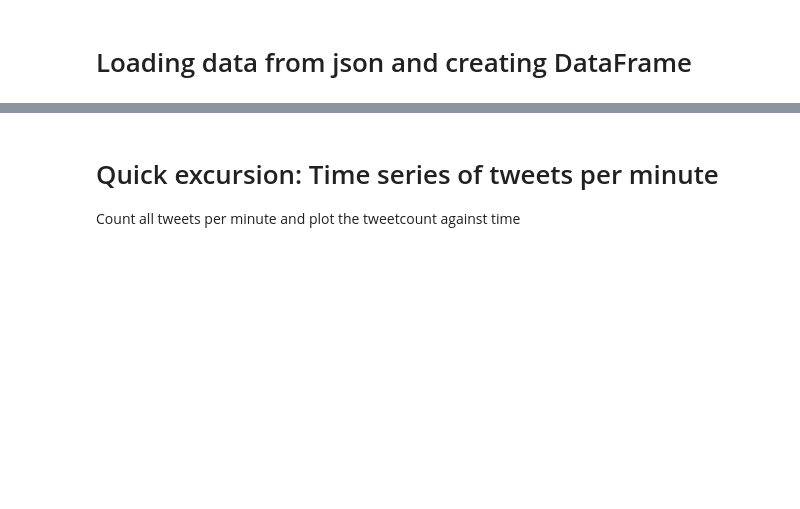
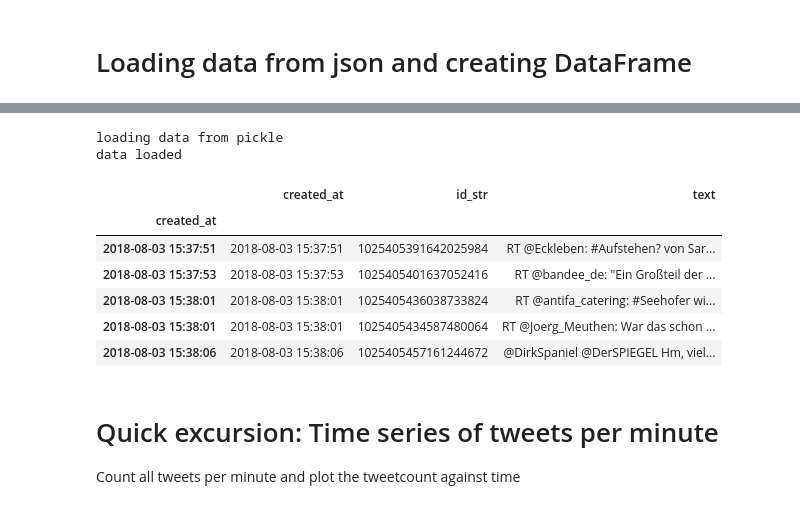
Before and after one commit to FranziSchmitt/Twitter_sentimentanalysis, a Jupyter notebook: Scripts/text_preprocessing.ipynb, the cells around one changed output, grey strips where cells are left out. Cells and saved outputs as stored; diff of their text form; code cells hidden in the pictures; blank space fills up the shorter version.

```diff
--- a/Scripts/text_preprocessing.ipynb
+++ b/Scripts/text_preprocessing.ipynb
@@ -140,0 +97,32 @@ clean_df_Gruene = cleaning(df_Gruene)
+# %%
+read_in = False
+path = '/home/franzi/Git-DSR/Twitter_sentimentanalysis/Data/all_data_c.pickle'
+if read_in:
+    parties = ['AfD', 'SPD', 'CDU', 'CSU', 'FDP', 'LINKE', 'Gruene']
+    dates = ['08-03', '08-04']
+    data = {}
+    print('Loading: {}'.format(dates))
+    for party in parties:
+        load_list = ['../Data_old/{}/{}_2018-{}.json'.format(party, party, day) for day in dates]
+        data[party] = load_data(load_list)
+        print('{} loaded'.format(party))
+    with open(path, 'wb') as fid:
+        pickle.dump(data, fid)
+else:
+    print('loading data from pickle')
+    with open(path, 'rb') as fid:
+        data = pickle.load(fid)
+        print('data loaded')
+# %% [output]
+loading data from pickle
+data loaded
+# %%
+data['AfD'].head()
+# %% [output]
+|  | created_at | id_str | text |
+| created_at |  |  |  |
+| 2018-08-03 15:37:51 | 2018-08-03 15:37:51 | 1025405391642025984 | RT @Eckleben: #Aufstehen? von Sar... |
+| 2018-08-03 15:37:53 | 2018-08-03 15:37:53 | 1025405401637052416 | RT @bandee_de: "Ein Großteil der ... |
+| 2018-08-03 15:38:01 | 2018-08-03 15:38:01 | 1025405436038733824 | RT @antifa_catering: #Seehofer wi... |
+| 2018-08-03 15:38:01 | 2018-08-03 15:38:01 | 1025405434587480064 | RT @Joerg_Meuthen: War das schon ... |
+| 2018-08-03 15:38:06 | 2018-08-03 15:38:06 | 1025405457161244672 | @DirkSpaniel @DerSPIEGEL Hm, viel... |
```
Also changed, not shown: parts of 30 cells of this notebook, 1 other file.
